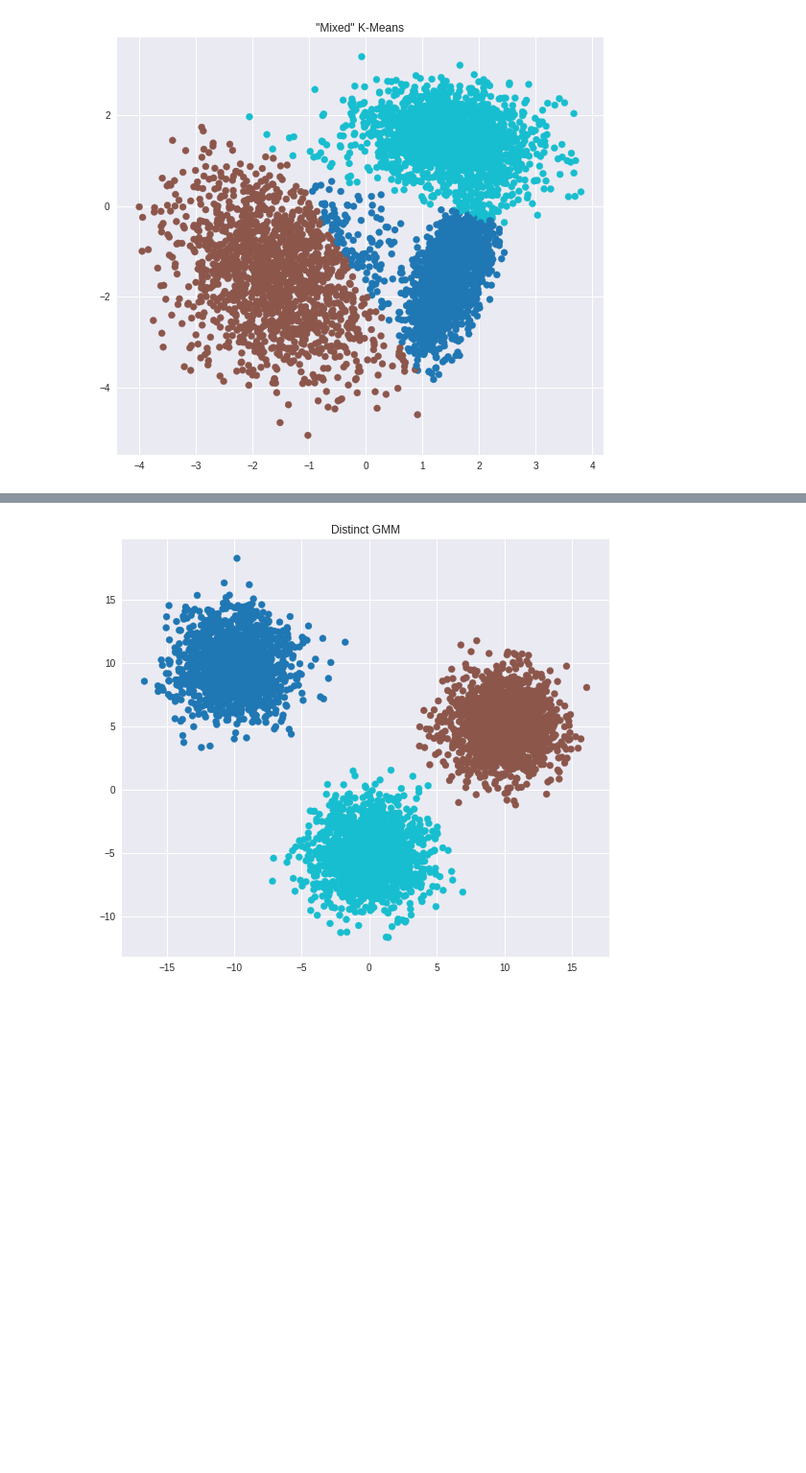
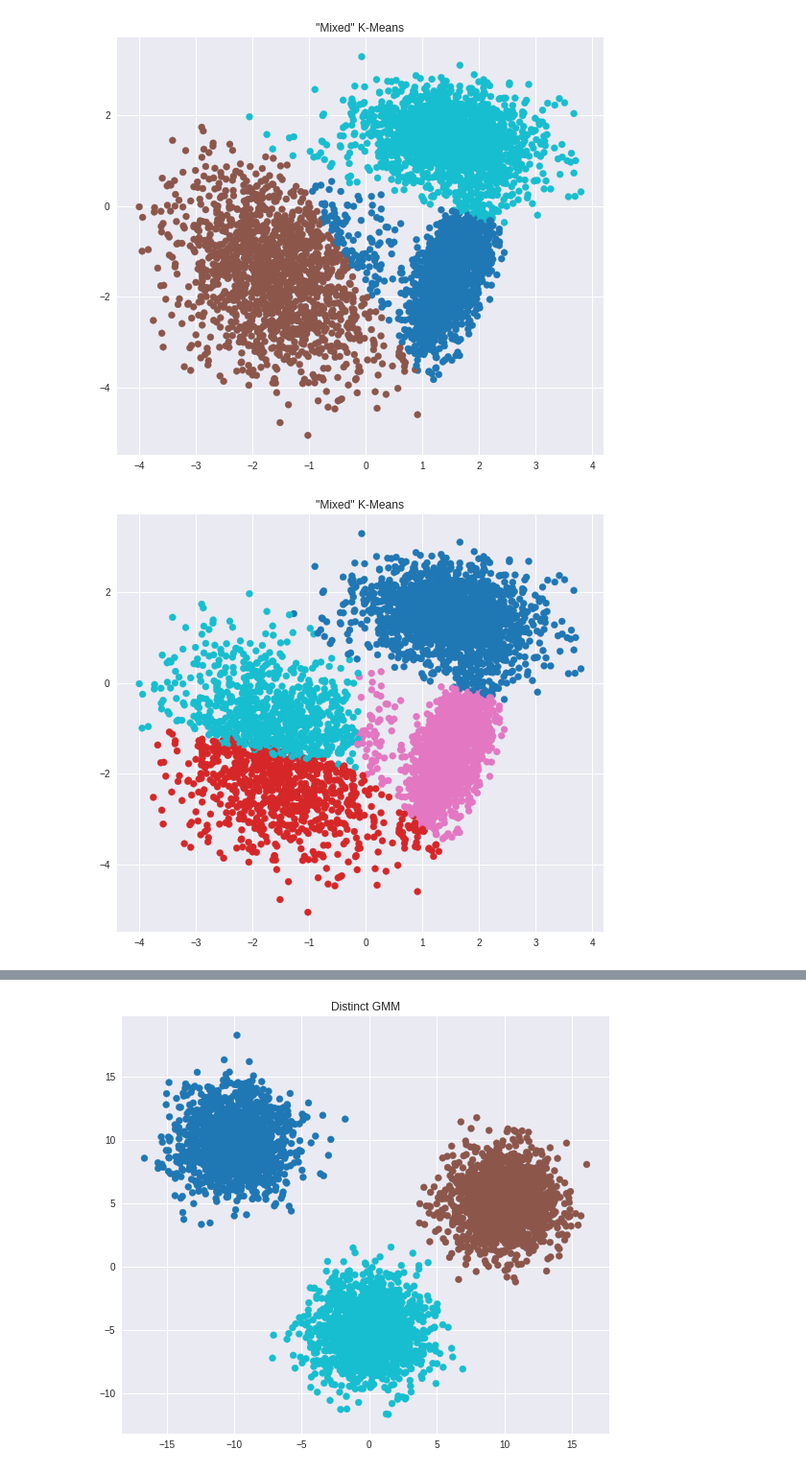
Before and after one commit to kumar-shridhar/GMM-vs-K-Means, a Jupyter notebook: GMM vs K-Means.ipynb, the cells around one changed output, grey strips where cells are left out. Shown: that part at 96% size. Cells and saved outputs as stored; diff of their text form; code cells hidden in the pictures; blank space fills up the shorter version.

```diff
--- a/GMM vs K-Means.ipynb
+++ b/GMM vs K-Means.ipynb
@@ -53,3 +53,11 @@ plt.scatter(x_mixed[:,0], x_mixed[:,1], c=kmeans_mixed, cmap=cmap)
 plt.savefig('MixedK-Means.png', bbox_inches='tight')
 # %% [output]
 [figure]
+# %%
+plt.figure(figsize=(20,8))
+kmeans_mixed = KMeans(n_clusters=4, random_state=2).fit_predict(x_mixed)
+plt.subplot(122, title='"Mixed" K-Means')
+plt.scatter(x_mixed[:,0], x_mixed[:,1], c=kmeans_mixed, cmap=cmap)
+plt.savefig('MixedK-Means_4Clusters.png', bbox_inches='tight')
+# %% [output]
+[figure, added]
```
Also changed, not shown: parts of 1 cell of this notebook, 3 other files.
